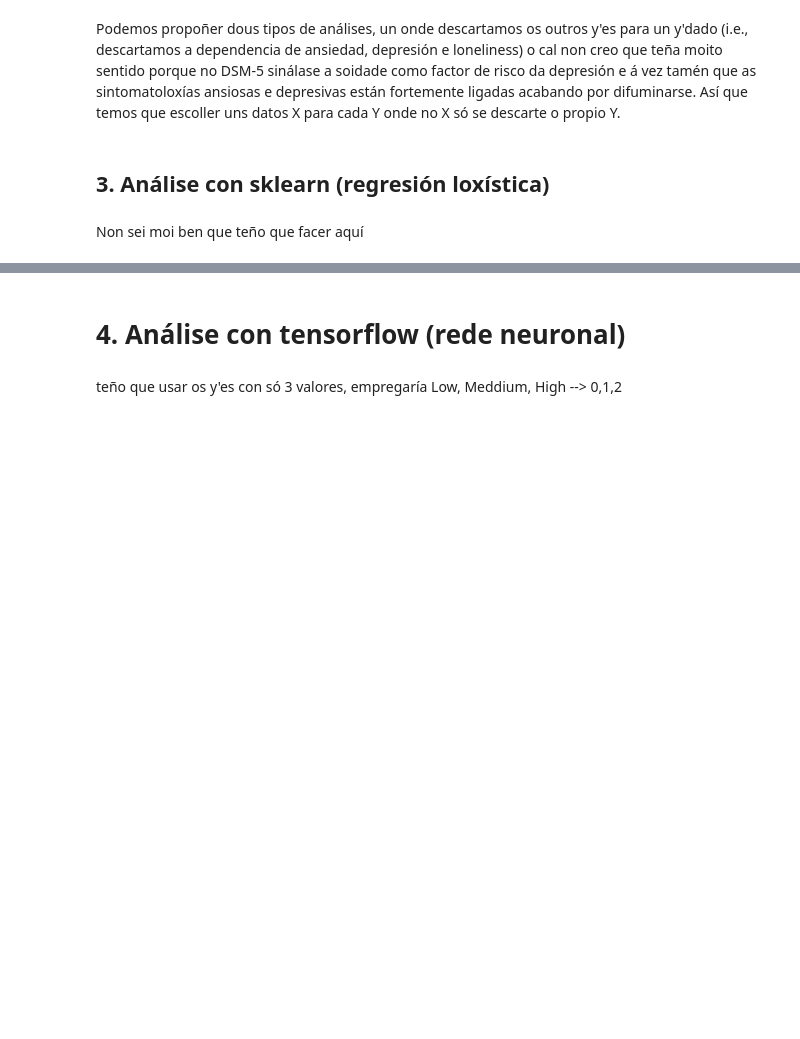
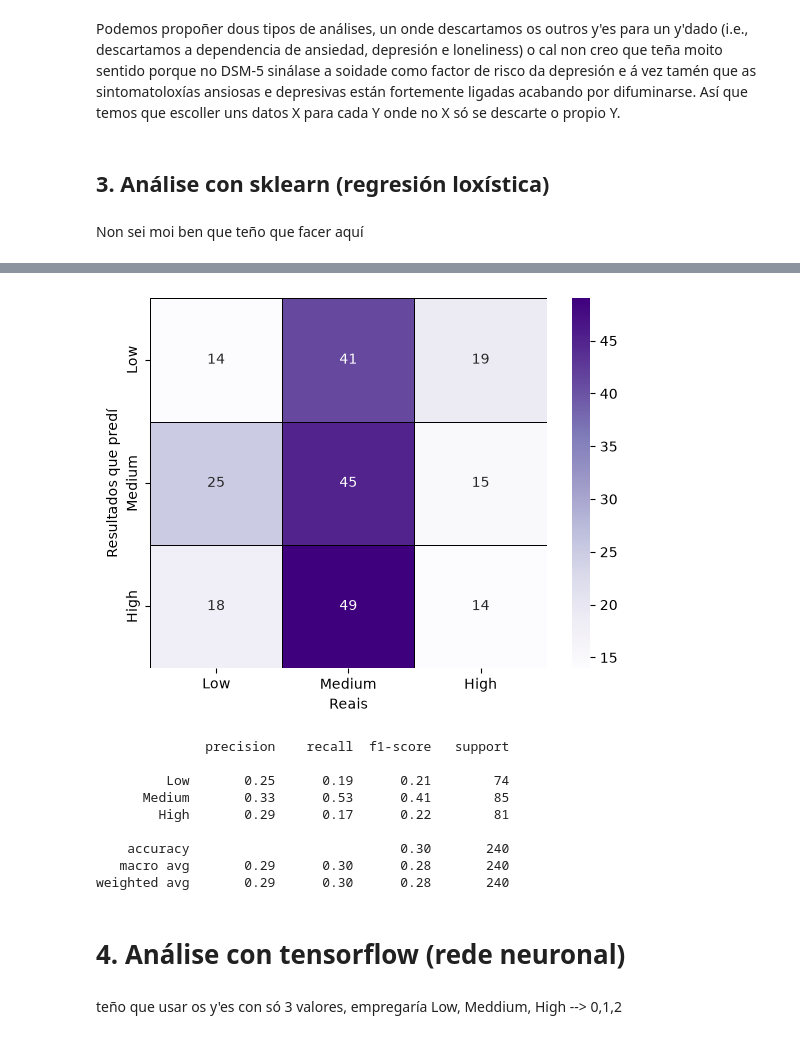
Before and after one commit to sebastian-taboas/Biophysics, a Jupyter notebook: traballo1_redes_neuronais/rede_neuronal_mala.ipynb, the cells around one changed output, grey strips where cells are left out. Saved outputs shown, nothing was run; the diff lists cells and outputs as text; code cells hidden in the pictures; blank space fills up the shorter version.

```diff
--- a/traballo1_redes_neuronais/rede_neuronal.ipynb
+++ b/traballo1_redes_neuronais/rede_neuronal_mala.ipynb
@@ -408,3 +436,31 @@ weighted avg       0.26      0.37      0.27       120
+# %%
+cm_2 = confusion_matrix(y1_test, y_hat_test_2, labels=[0,1,2])
+
+labels_1 = ['Low', 'Medium', 'High']
+sns.heatmap(cm_2, cmap='Purples', annot=True, fmt='d', linewidths=0.5, linecolor='black', xticklabels=labels_1, yticklabels=labels_1) #Graficamos la matriz de confusión en escala de colores violeta, hacemos que aparezcan los valores de los resultados (en forma de números enteros) y sus clases y que la separación de los resultados sea una línea negra
+plt.ylabel('Resultados que predí') #Ponemos título al eje y
+plt.xlabel('Reais') #Ponemos título al eje x
+plt.show() #Hacemos que se muestre el mapa de calor
+
+
+print(
+    classification_report(
+        y1_test,
+        y_hat_test_2,
+        target_names=['Low', 'Medium', 'High']
+    )
+)
+# %% [output]
+[figure, added]
+              precision    recall  f1-score   support
+
+         Low       0.25      0.19      0.21        74
+      Medium       0.33      0.53      0.41        85
+        High       0.29      0.17      0.22        81
+
+    accuracy                           0.30       240
+   macro avg       0.29      0.30      0.28       240
+weighted avg       0.29      0.30      0.28       240
 # %% [markdown]
 # 4. Análise con tensorflow (rede neuronal)
 # %%
```
Also changed, not shown: parts of 12 cells of this notebook, 3 other files.
